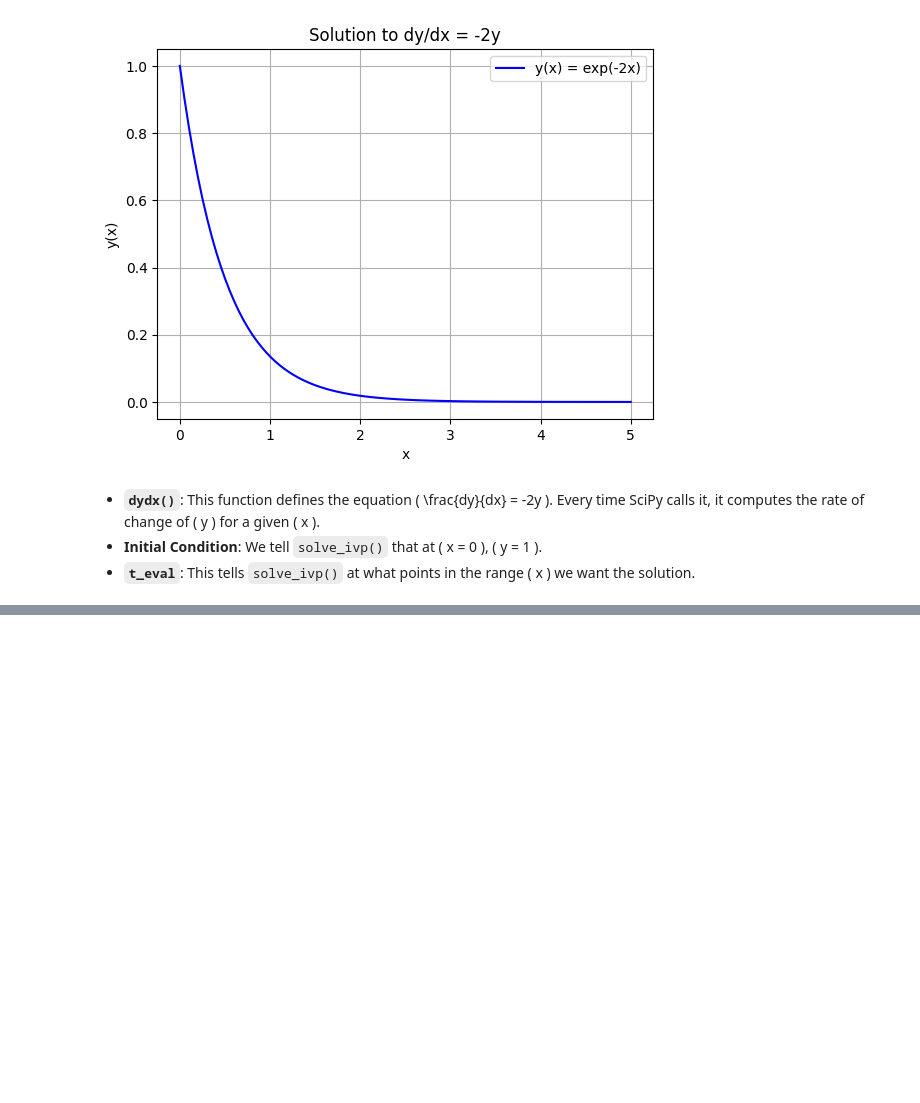
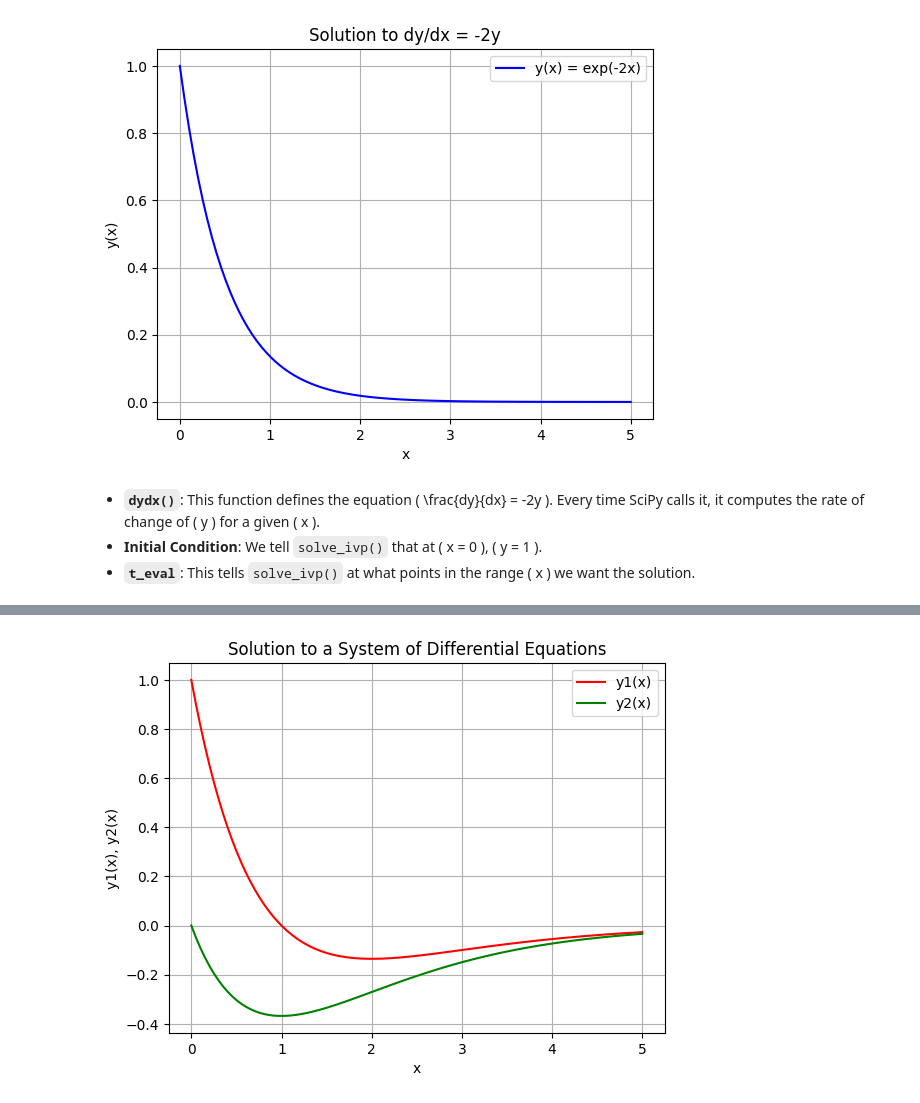
Before and after one commit to rubydamodar/SciPyMastery-From-Basics-to-Breakthroughs, a Jupyter notebook: Beginner Level/SCIPY-INTEGERATE.ipynb, the cells around one changed output, grey strips where cells are left out. Cells and saved outputs as stored; diff of their text form; code cells hidden in the pictures; blank space fills up the shorter version.

```diff
--- a/Beginner Level/SCIPY-INTEGERATE.ipynb
+++ b/Beginner Level/SCIPY-INTEGERATE.ipynb
@@ -211,0 +231,24 @@ plt.show()
+# %%
+# Define the system of differential equations
+def system_of_eqns(x, y):
+    y1, y2 = y
+    dydx1 = -2 * y1 + y2
+    dydx2 = -y1
+    return [dydx1, dydx2]
+
+# Initial conditions and range of x values
+initial_conditions = [1, 0]
+x_vals = np.linspace(0, 5, 100)
+
+# Solve the system of equations
+solution = solve_ivp(system_of_eqns, [0, 5], initial_conditions, t_eval=x_vals)
+plt.plot(solution.t, solution.y[0], label='y1(x)', color='r')
+plt.plot(solution.t, solution.y[1], label='y2(x)', color='g')
+plt.xlabel('x')
+plt.ylabel('y1(x), y2(x)')
+plt.title('Solution to a System of Differential Equations')
+plt.legend()
+plt.grid(True)
+plt.show()
+# %% [output]
+[figure, added]
```
Also changed, not shown: parts of 3 cells of this notebook.
